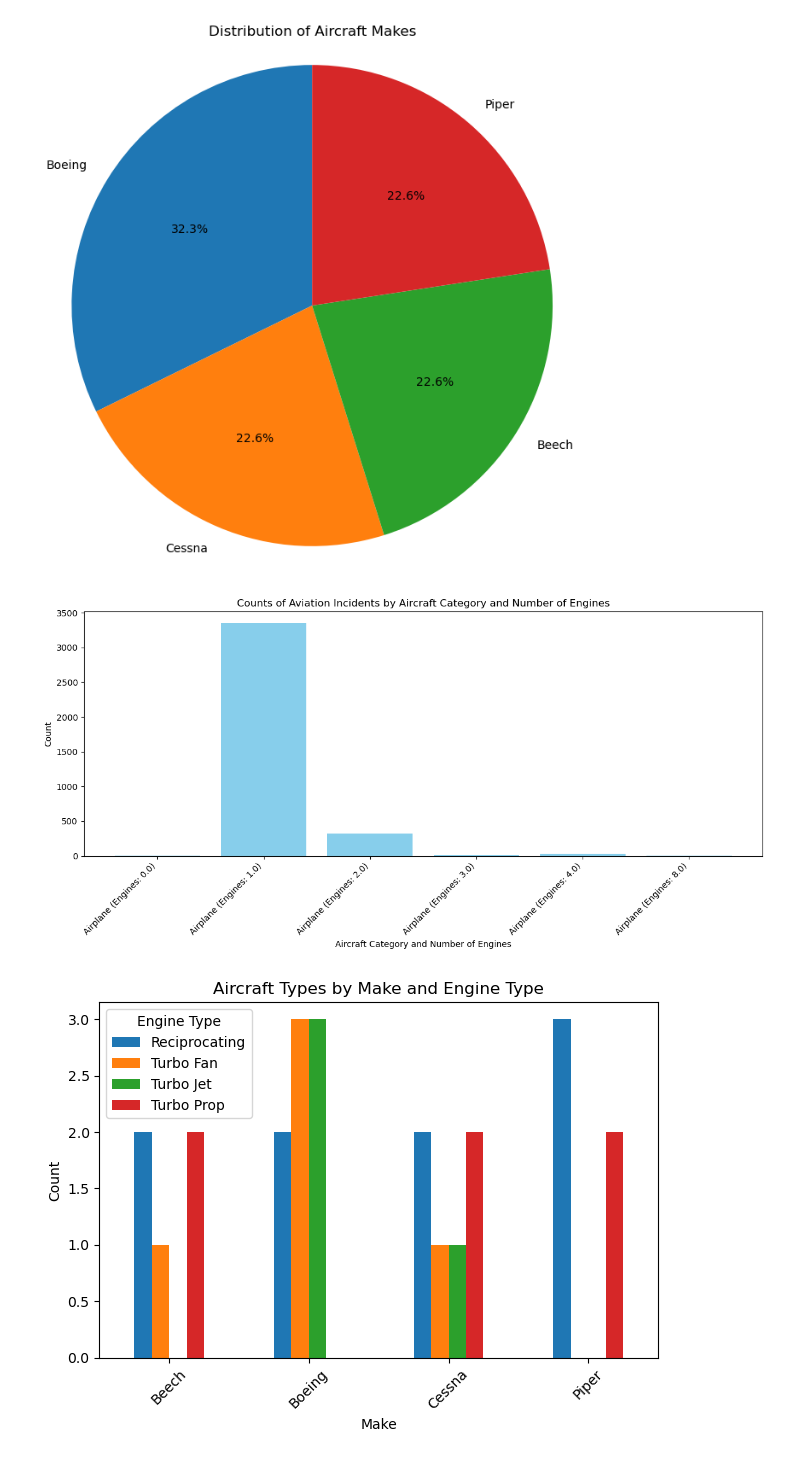
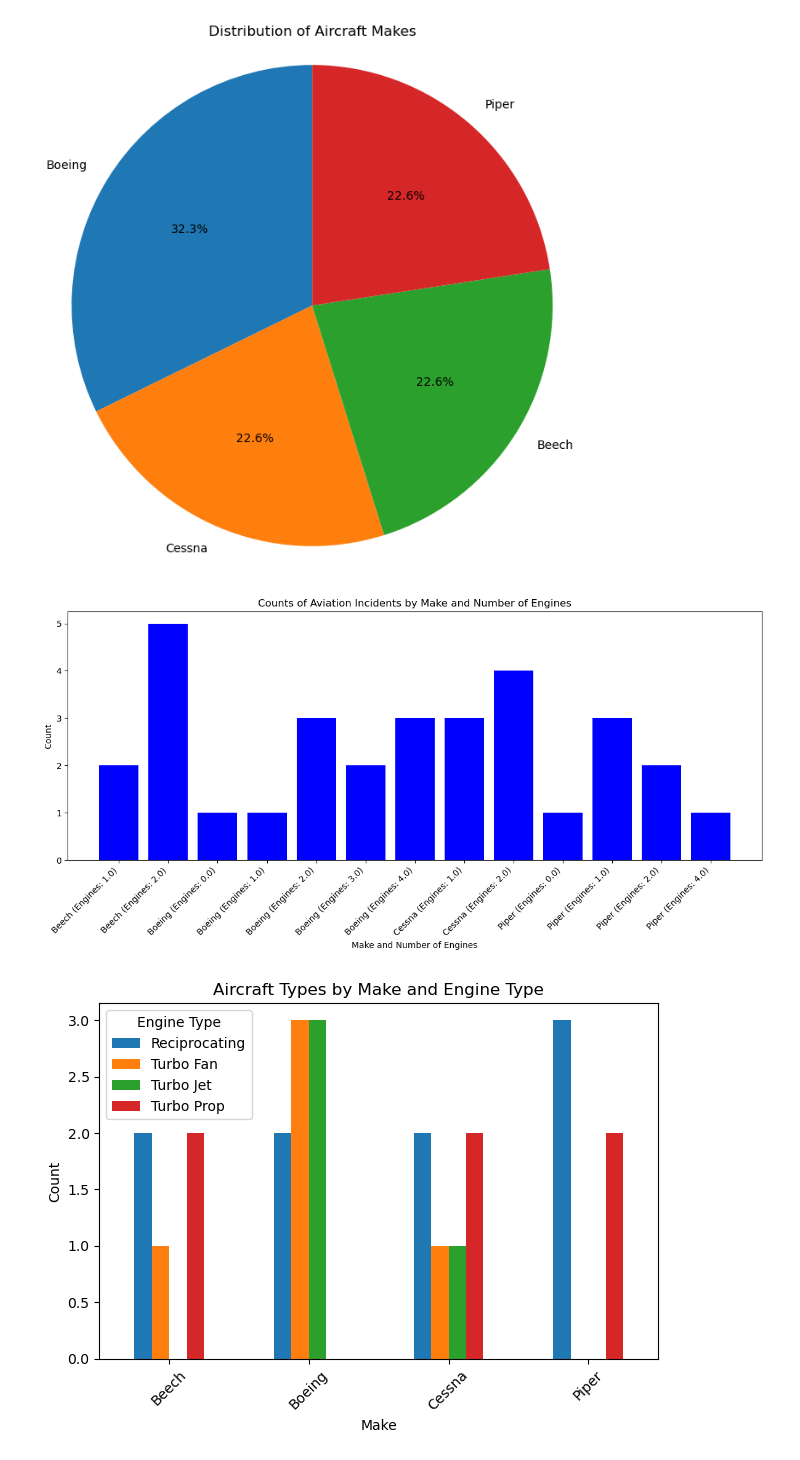
Before and after one commit to BlackXWulf/Aviation-Incidents, a Jupyter notebook: Aviation-Incidents.ipynb, the cells around one changed output. Drawn from its saved outputs; the diff is of its cells as text; code cells hidden in the pictures.

```diff
--- a/Aviation-Incidents.ipynb
+++ b/Aviation-Incidents.ipynb
@@ -327,28 +327,34 @@ plt.axis('equal')  # Equal aspect ratio ensures that pie is drawn as a circle.
 plt.show()
 # %% [output]
 [figure]
-# %%
-# Group by 'Aircraft.Category' and 'Number.of.Engines' and count occurrences
-grouped_data = aviation_data.groupby(['Aircraft.Category', 'Number.of.Engines']).size().reset_index(name='Count')
-
-#Create a bar plot
-plt.figure(figsize=(12, 6))
-
-# Combine Aircraft.Category and Number.of.Engines for better labeling
-grouped_data['Label'] = grouped_data['Aircraft.Category'] + " (Engines: " + grouped_data['Number.of.Engines'].astype(str) + ")"
-
-# Create the bar graph
-plt.bar(grouped_data['Label'], grouped_data['Count'], color='skyblue')
-
-# Formatting the plot
-plt.title('Counts of Aviation Incidents by Aircraft Category and Number of Engines')
-plt.xlabel('Aircraft Category and Number of Engines')
-plt.ylabel('Count')
-plt.xticks(rotation=45, ha='right')  # Rotate x-ticks for better readability
-plt.tight_layout()
-plt.show()
-# %% [output]
-[figure, removed]
+# %%
+# Define the makes of interest
+makes_of_interest = ['Boeing', 'Cessna', 'Piper', 'Beech']
+
+# Filter the DataFrame to include only the makes of interest
+filtered_data = aviation_data[aviation_data['Make'].isin(makes_of_interest)]
+
+# Group by 'Make' and 'Number.of.Engines' and count occurrences
+grouped_data = filtered_data.groupby(['Make', 'Number.of.Engines']).size().reset_index(name='Count')
+
+# Create a bar plot
+plt.figure(figsize=(12, 6))
+
+# Combine Make and Number.of.Engines for better labeling
+grouped_data['Label'] = grouped_data['Make'] + " (Engines: " + grouped_data['Number.of.Engines'].astype(str) + ")"
+
+# Create the bar graph
+plt.bar(grouped_data['Label'], grouped_data['Count'], color='blue')
+
+# Formatting the plot
+plt.title('Counts of Aviation Incidents by Make and Number of Engines')
+plt.xlabel('Make and Number of Engines')
+plt.ylabel('Count')
+plt.xticks(rotation=45, ha='right')  # Rotate x-ticks for better readability
+plt.tight_layout()
+plt.show()
+# %% [output]
+[figure, added]
 # %%
 # Define the makes and engine types of interest
 makes_of_interest = ['Boeing', 'Cessna', 'Piper', 'Beech']
```
Also changed, not shown: parts of 2 cells of this notebook.
